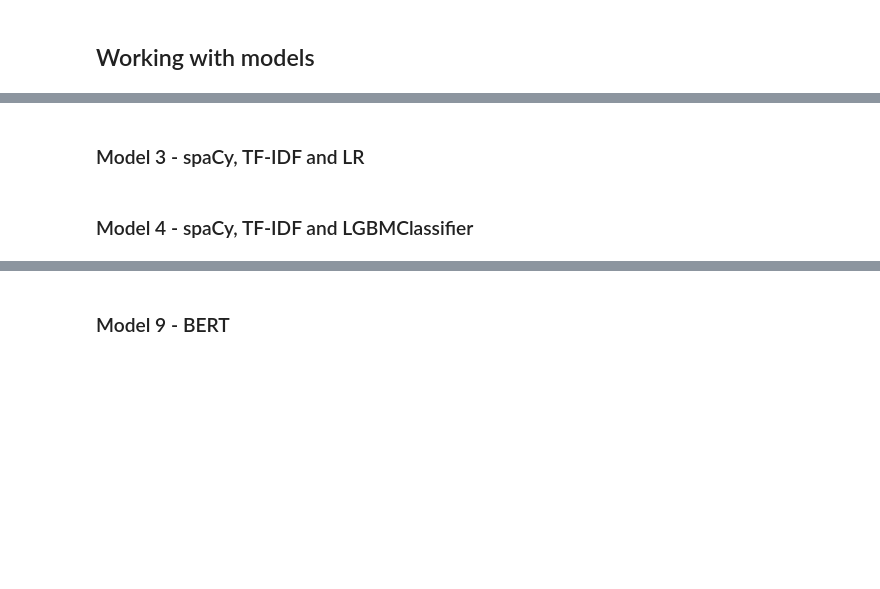
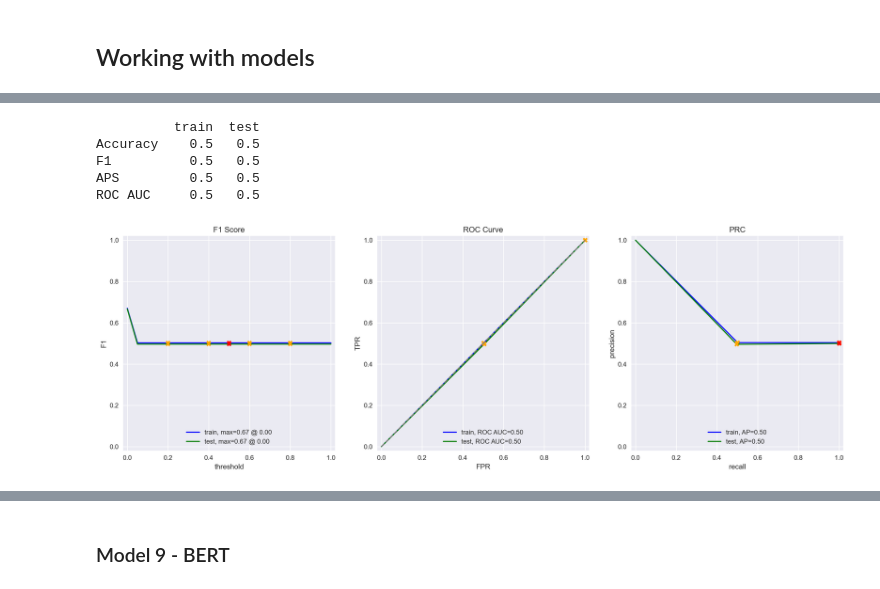
Before and after one commit to IMMontoya/sentiment_analysis_with_natural_language_processing, a Jupyter notebook: nlp_analysis_movie_reviews.ipynb, the cells around one changed output, grey strips where cells are left out. Cells and saved outputs as stored; diff of their text form; code cells hidden in the pictures; blank space fills up the shorter version.

Commit message:
All Models Trained and tested

```diff
--- a/nlp_analysis_movie_reviews.ipynb
+++ b/nlp_analysis_movie_reviews.ipynb
@@ -518,7 +529,7 @@ def evaluate_model(model, train_features, train_target, test_features, test_targ
 
     print(df_eval_stats)
 
-    return
+    return df_eval_stats
 # %% [markdown]
 ## Normalization
 # %% [markdown]
@@ -555,5 +578,11 @@ i'm a test string
 # %%
 df_reviews['review_norm'] = df_reviews['review'].progress_apply(normalize_text)
+# %%
+# Save df_reviews to a file to avoid re-running the normalization function
+try:
+    df_reviews.to_csv('data/df_reviews_normalized.csv', index=False)
+except: # Load the file
+    df_reviews = pd.read_csv('data/df_reviews_normalized.csv')
 # %% [markdown]
 ## Train / Test Split
 # %% [markdown]
@@ -572,0 +602,19 @@ print(df_reviews_test.shape)
+# %%
+# Define the corpus
+corpus = df_reviews_train['review_norm']
+
+# Define the stopwords
+stopwords = list(nltk_stopwords.words('english'))
+
+# Create the vectorizer
+vectorizer = TfidfVectorizer(stop_words=stopwords)
+
+# Fit the vectorizer
+vectorizer.fit(corpus)
+
+# Define the features
+X_train = vectorizer.transform(corpus)
+X_test = vectorizer.transform(df_reviews_test['review_norm'])
+
+print("Train shape:", X_train.shape)
+print("Test shape:", X_test.shape)
@@ -592,2 +627,0 @@ evaluate_model(model_1, train_features_1, train_target, test_features_1, test_ta
-# %% [markdown]
-### Model 3 - spaCy, TF-IDF and LR
@@ -606,2 +627,0 @@ def text_preprocessing_3(text):
-# %% [markdown]
-### Model 4 - spaCy, TF-IDF and LGBMClassifier
@@ -609,0 +628,16 @@ from lightgbm import LGBMClassifier
+# %%
+# Create a dummy classifier
+model = DummyClassifier(strategy='stratified', random_state=12345)
+
+# Fit the model
+model.fit(X_train, train_target)
+
+# Evaluate the model
+dummy_results = (model, evaluate_model(model, X_train, train_target, X_test, test_target))
+# %% [output]
+          train  test
+Accuracy    0.5   0.5
+F1          0.5   0.5
+APS         0.5   0.5
+ROC AUC     0.5   0.5
+[figure, added]
```
Also changed, not shown: parts of 24 cells of this notebook.
